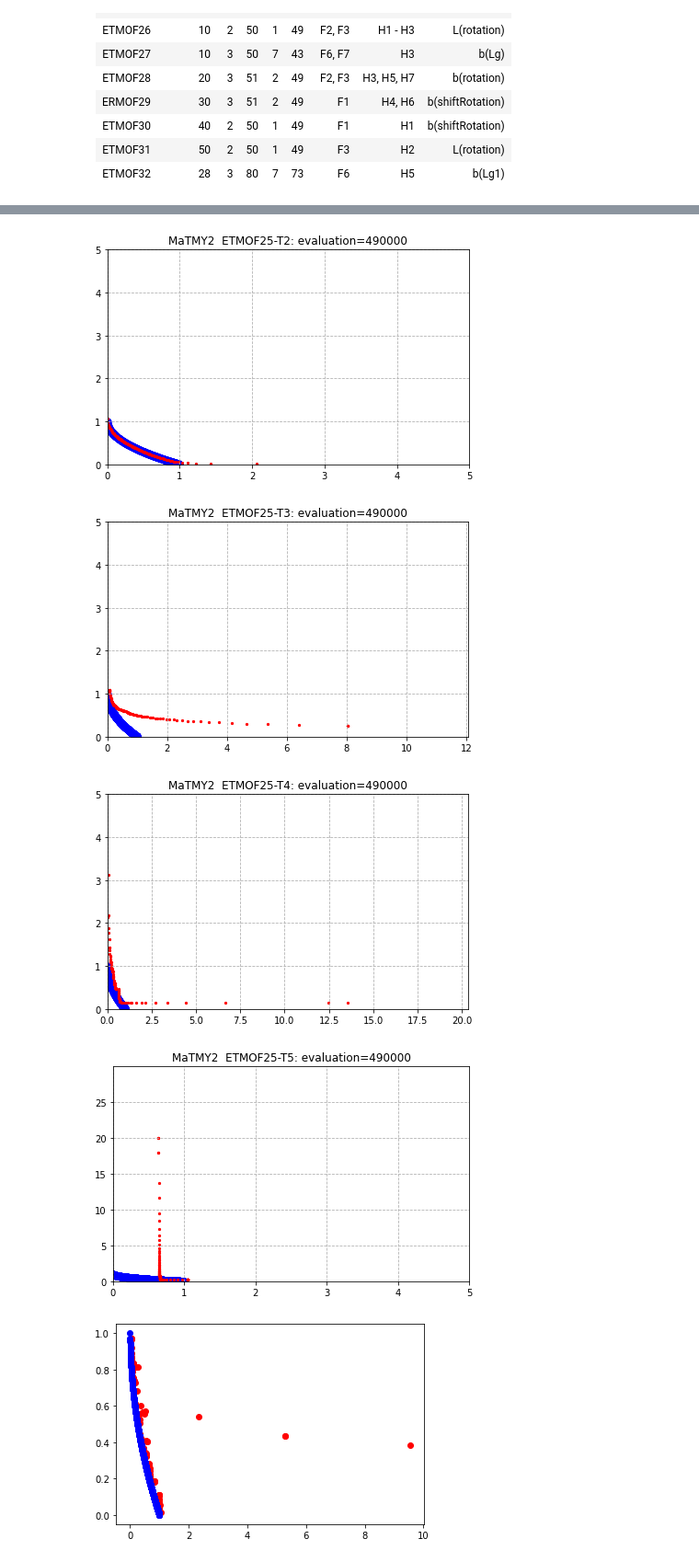
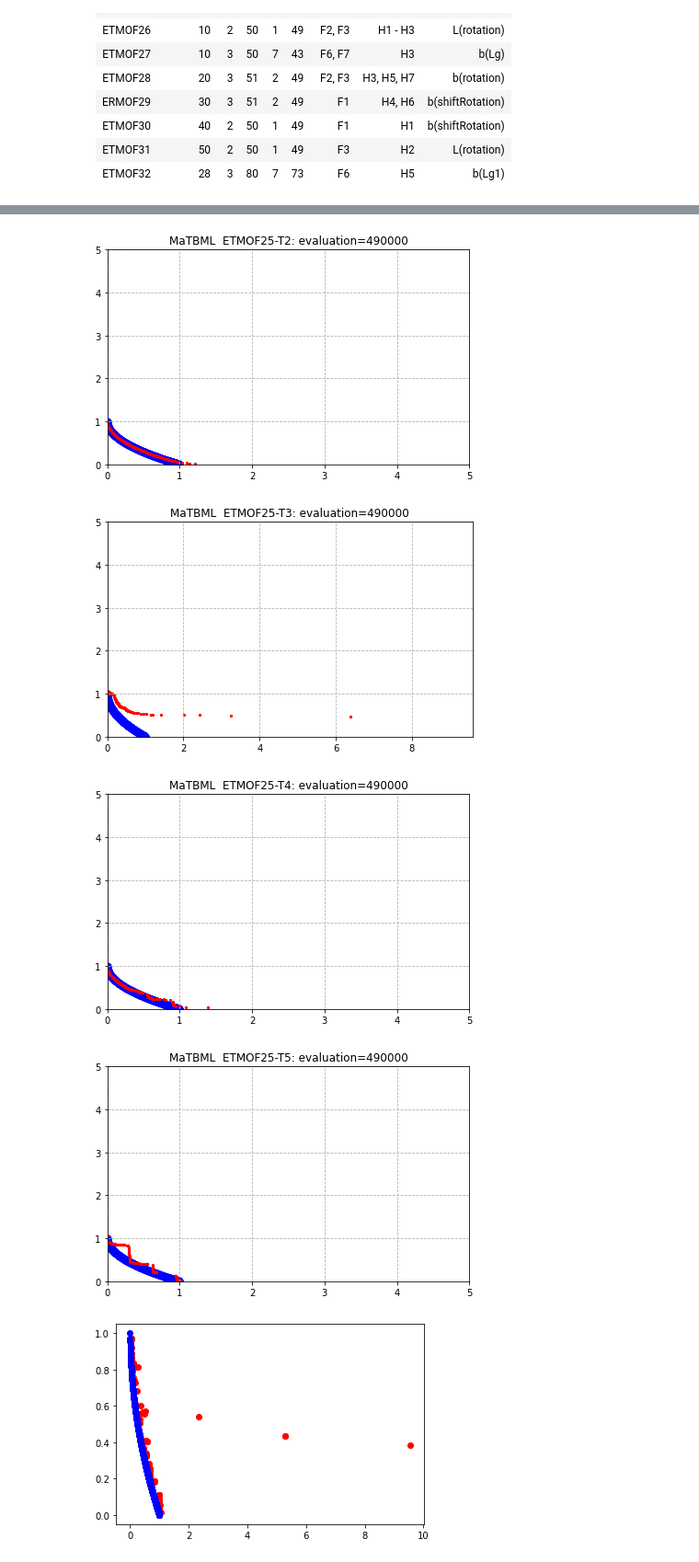
Before and after one commit to BjChacha/CEC2021, a Jupyter notebook: PF.ipynb, the cells around one changed output, grey strips where cells are left out. Shown at 92% size. Cells and saved outputs as stored; diff of their text form; code cells hidden in the pictures.

```diff
--- a/PF.ipynb
+++ b/PF.ipynb
@@ -76,8 +76,8 @@ problemset_profiles = {
 
 problem_list = ['ETMOF'+str(i) for i in range(25, 33)]
 # %%
-ALGOS = ['MaTDE', 'MOMFEA', 'MOEAD', 'MaOEAC', 'NSGAII', 'MaTMY', 'MOMFEAII', 'MaTMY2']
-MULTITASK = ['MaTDE', 'MOMFEA', 'EMTET', 'MaTMY', 'MOMFEAII', 'MaTMY2']
+ALGOS = ['MaTDE', 'MOMFEA', 'MOEAD', 'MaOEAC', 'NSGAII', 'MaTMY', 'MOMFEAII', 'MaTMY2', 'MaTBML']
+MULTITASK = ['MaTDE', 'MOMFEA', 'EMTET', 'MaTMY', 'MOMFEAII', 'MaTMY2', 'MaTBML']
 
 PF_TYPES = [
     'convex',           # 1
@@ -94,8 +94,6 @@ PF_TYPES = [
            ]
 
 def pf_gif(algo_idx, problem_profile, task_no, output=False):
-
-
     ALGO = ALGOS[algo_idx]
     NO_PROBLEM = problem_profile['No']
     TASK_NUM = problem_profile['TaskNum']
@@ -109,10 +107,8 @@ def pf_gif(algo_idx, problem_profile, task_no, output=False):
     POP_SIZE = POP_SIZE * TASK_NUM if ALGO in MULTITASK else POP_SIZE
     FINAL = POP_SIZE * 1000
 
-    BASE_PATH = 'datas//{0}//{0}_{1}Obj_ETMOF{2}_{3}_{4}D{5}.txt'
+    BASE_PATH = 'data//{0}//{0}_{1}Obj_ETMOF{2}_{3}_{4}D{5}.txt'
     PF_PATH = 'PF//StaticPF//{}_{}D.pf'
-
-
 
     # pfs = np.loadtxt(BASE_PATH.format(ALGO, OBJECTIVE, NO_PROBLEM, TASK, VARIABLES, POP_SIZE), dtype=np.float64)
     true_pf = np.loadtxt(PF_PATH.format(PF_TYPES[H-1], OBJECTIVE))
@@ -214,7 +210,7 @@ def pf_final(algo_idx, problem_profile, task_no, output=False):
     MAX_EVAL = 100 * TASK_NUM * 1000
     TASK = task_no
     H = problem_profile['H'][task_no-1]
-    BASE_PATH = 'datas//{0}_{1}Obj_ETMOF{2}_{3}_{4}D_run_{5}.txt'
+    BASE_PATH = 'data//{0}_{1}Obj_ETMOF{2}_{3}_{4}D_run_{5}.txt'
     PF_PATH = 'PF//StaticPF//{}_{}D.pf'
     pfs = np.loadtxt(BASE_PATH.format(ALGO, OBJECTIVE, NO_PROBLEM, TASK, VARIABLES, 0), dtype=np.float64)
     true_pf = np.loadtxt(PF_PATH.format(PF_TYPES[H-1], OBJECTIVE))
@@ -239,9 +235,10 @@ def pf_final(algo_idx, problem_profile, task_no, output=False):
 # 5: 'MaTMY'
 # 6: 'MOMFEAII'
 # 7: 'MaT_MOEAD'
+# 8: 'MaTBML'
 for problem in [25]:
     problem = 'ETMOF' + str(problem)
-    for algo in [7]:
+    for algo in [8]:
         for task in range(1,100):
             if task > problemset_profiles[problem]['TaskNum']:
                 break
@@ -254,7 +251,7 @@ for problem in [25]:
 [figure]
-[figure, old version]
+[figure, new version]
-[figure, old version]
+[figure, new version]
-[figure, old version]
+[figure, new version]
 # %%
 for problem in [25]:
     problem = 'ETMOF' + str(problem)
```
Also changed, not shown: parts of 2 cells of this notebook, 18 other files.
